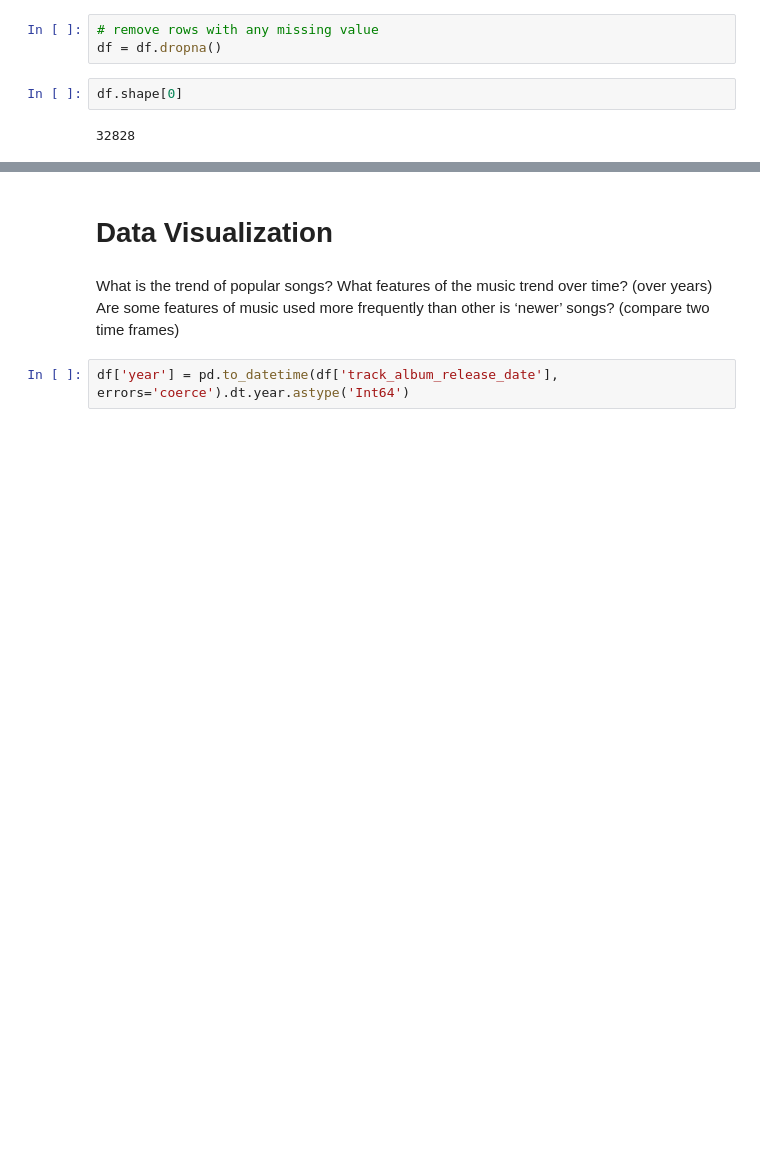
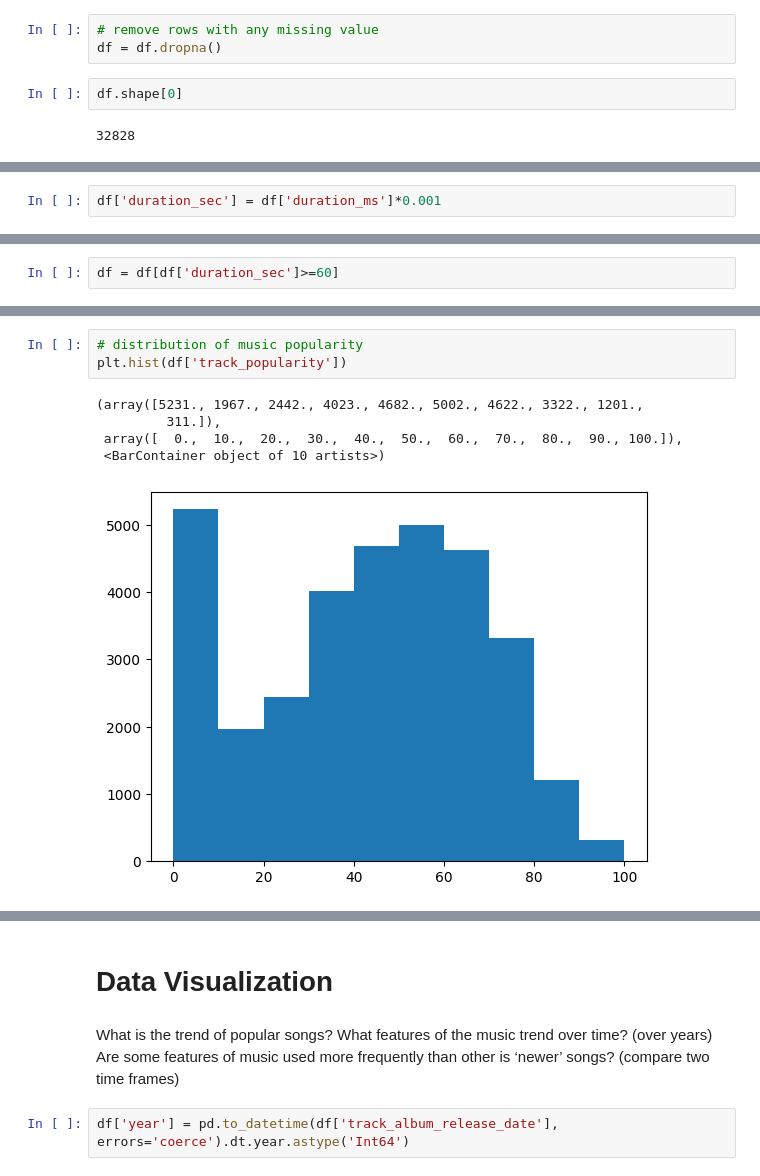
Before and after one commit to hayooniverse/Spotify-Recommendation-Systems, a Jupyter notebook: spotify trend.ipynb, the cells around one changed output, grey strips where cells are left out. Drawn from its saved outputs; the diff is of its cells as text; blank space fills up the shorter version.

Commit message:
Update spotify trend.ipynb
trend updated with graphs

```diff
--- a/spotify trend.ipynb
+++ b/spotify trend.ipynb
@@ -70,0 +102,2 @@ df.shape[0]
+# %%
+df['duration_sec'] = df['duration_ms']*0.001
@@ -70,0 +142,2 @@ df.shape[0]
+# %%
+df = df[df['duration_sec']>=60]
@@ -70,0 +171,9 @@ df.shape[0]
+# %%
+# distribution of music popularity
+plt.hist(df['track_popularity'])
+# %% [output]
+(array([5231., 1967., 2442., 4023., 4682., 5002., 4622., 3322., 1201.,
+         311.]),
+ array([  0.,  10.,  20.,  30.,  40.,  50.,  60.,  70.,  80.,  90., 100.]),
+ <BarContainer object of 10 artists>)
+[figure, added]
```
Also changed, not shown: parts of 37 cells of this notebook.
